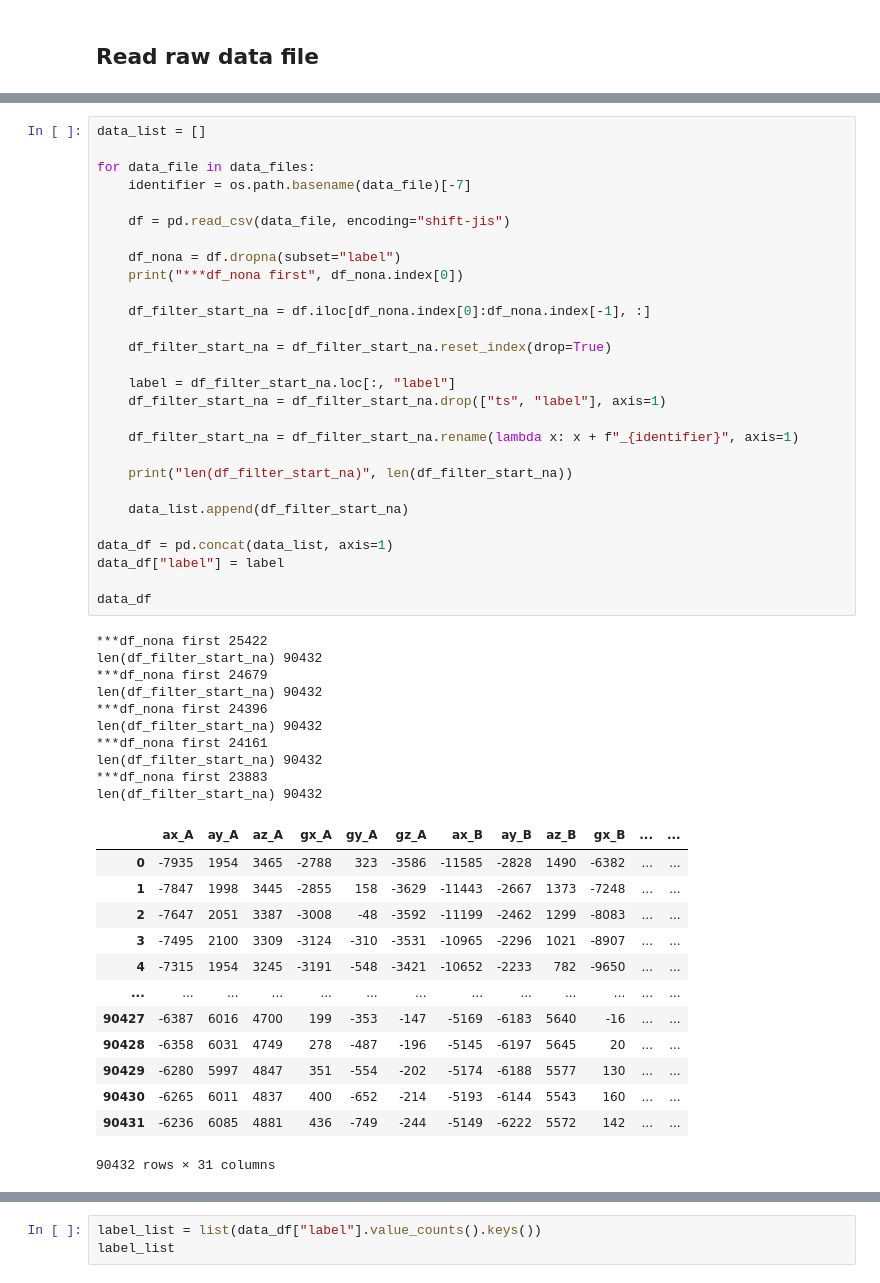
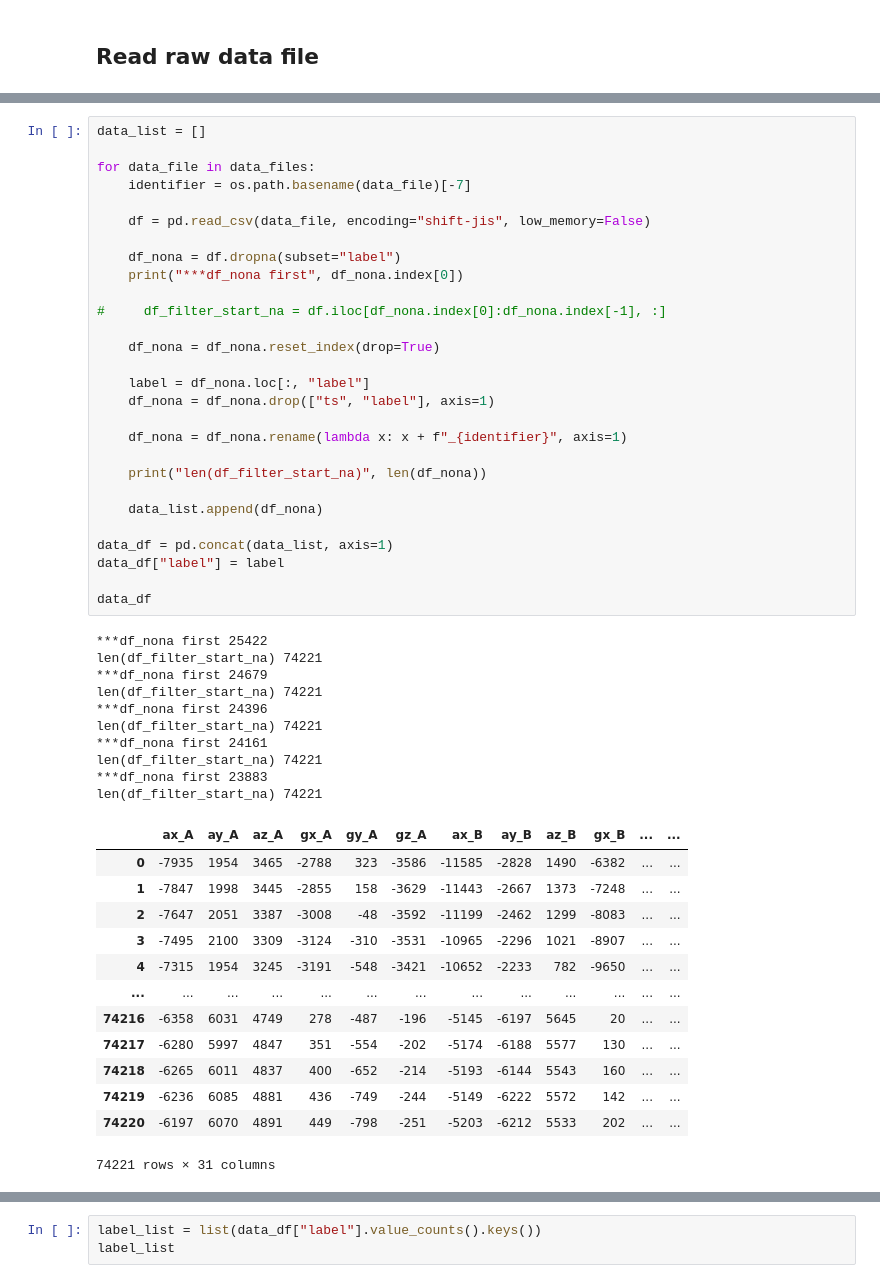
Before and after one commit to Tyern/acttivity_recognition, a Jupyter notebook: notebooks/base_model.ipynb, the cells around one changed output, grey strips where cells are left out. Cells and saved outputs as stored; diff of their text form.

```diff
--- a/notebooks/base_model.ipynb
+++ b/notebooks/base_model.ipynb
@@ -24,52 +16,52 @@ data_list = []
 for data_file in data_files:
     identifier = os.path.basename(data_file)[-7]
 
-    df = pd.read_csv(data_file, encoding="shift-jis")
+    df = pd.read_csv(data_file, encoding="shift-jis", low_memory=False)
 
     df_nona = df.dropna(subset="label")
     print("***df_nona first", df_nona.index[0])
 
-    df_filter_start_na = df.iloc[df_nona.index[0]:df_nona.index[-1], :]
+#     df_filter_start_na = df.iloc[df_nona.index[0]:df_nona.index[-1], :]
 
-    df_filter_start_na = df_filter_start_na.reset_index(drop=True)
+    df_nona = df_nona.reset_index(drop=True)
 
-    label = df_filter_start_na.loc[:, "label"]
-    df_filter_start_na = df_filter_start_na.drop(["ts", "label"], axis=1)
+    label = df_nona.loc[:, "label"]
+    df_nona = df_nona.drop(["ts", "label"], axis=1)
 
-    df_filter_start_na = df_filter_start_na.rename(lambda x: x + f"_{identifier}", axis=1)
+    df_nona = df_nona.rename(lambda x: x + f"_{identifier}", axis=1)
 
-    print("len(df_filter_start_na)", len(df_filter_start_na))
+    print("len(df_filter_start_na)", len(df_nona))
 
-    data_list.append(df_filter_start_na)
+    data_list.append(df_nona)
 
 data_df = pd.concat(data_list, axis=1)
 data_df["label"] = label
 
 data_df
 # %% [output]
 ***df_nona first 25422
-len(df_filter_start_na) 90432
+len(df_filter_start_na) 74221
 ***df_nona first 24679
-len(df_filter_start_na) 90432
+len(df_filter_start_na) 74221
 ***df_nona first 24396
-len(df_filter_start_na) 90432
+len(df_filter_start_na) 74221
 ***df_nona first 24161
-len(df_filter_start_na) 90432
+len(df_filter_start_na) 74221
 ***df_nona first 23883
-len(df_filter_start_na) 90432
+len(df_filter_start_na) 74221
 |  | ax_A | ay_A | az_A | gx_A | gy_A | gz_A | ax_B | ay_B | az_B | gx_B | ... | ... |
 | 0 | -7935 | 1954 | 3465 | -2788 | 323 | -3586 | -11585 | -2828 | 1490 | -6382 | ... | ... |
 | 1 | -7847 | 1998 | 3445 | -2855 | 158 | -3629 | -11443 | -2667 | 1373 | -7248 | ... | ... |
 | 2 | -7647 | 2051 | 3387 | -3008 | -48 | -3592 | -11199 | -2462 | 1299 | -8083 | ... | ... |
 | 3 | -7495 | 2100 | 3309 | -3124 | -310 | -3531 | -10965 | -2296 | 1021 | -8907 | ... | ... |
 | 4 | -7315 | 1954 | 3245 | -3191 | -548 | -3421 | -10652 | -2233 | 782 | -9650 | ... | ... |
 | ... | ... | ... | ... | ... | ... | ... | ... | ... | ... | ... | ... | ... |
-| 90427 | -6387 | 6016 | 4700 | 199 | -353 | -147 | -5169 | -6183 | 5640 | -16 | ... | ... |
-| 90428 | -6358 | 6031 | 4749 | 278 | -487 | -196 | -5145 | -6197 | 5645 | 20 | ... | ... |
-| 90429 | -6280 | 5997 | 4847 | 351 | -554 | -202 | -5174 | -6188 | 5577 | 130 | ... | ... |
-| 90430 | -6265 | 6011 | 4837 | 400 | -652 | -214 | -5193 | -6144 | 5543 | 160 | ... | ... |
-| 90431 | -6236 | 6085 | 4881 | 436 | -749 | -244 | -5149 | -6222 | 5572 | 142 | ... | ... |
+| 74216 | -6358 | 6031 | 4749 | 278 | -487 | -196 | -5145 | -6197 | 5645 | 20 | ... | ... |
+| 74217 | -6280 | 5997 | 4847 | 351 | -554 | -202 | -5174 | -6188 | 5577 | 130 | ... | ... |
+| 74218 | -6265 | 6011 | 4837 | 400 | -652 | -214 | -5193 | -6144 | 5543 | 160 | ... | ... |
+| 74219 | -6236 | 6085 | 4881 | 436 | -749 | -244 | -5149 | -6222 | 5572 | 142 | ... | ... |
+| 74220 | -6197 | 6070 | 4891 | 449 | -798 | -251 | -5203 | -6212 | 5533 | 202 | ... | ... |
-90432 rows × 31 columns
+74221 rows × 31 columns
 # %%
 data_df["label"].value_counts()
 # %% [output]
```
Also changed, not shown: parts of 13 cells of this notebook, 5 other files.
